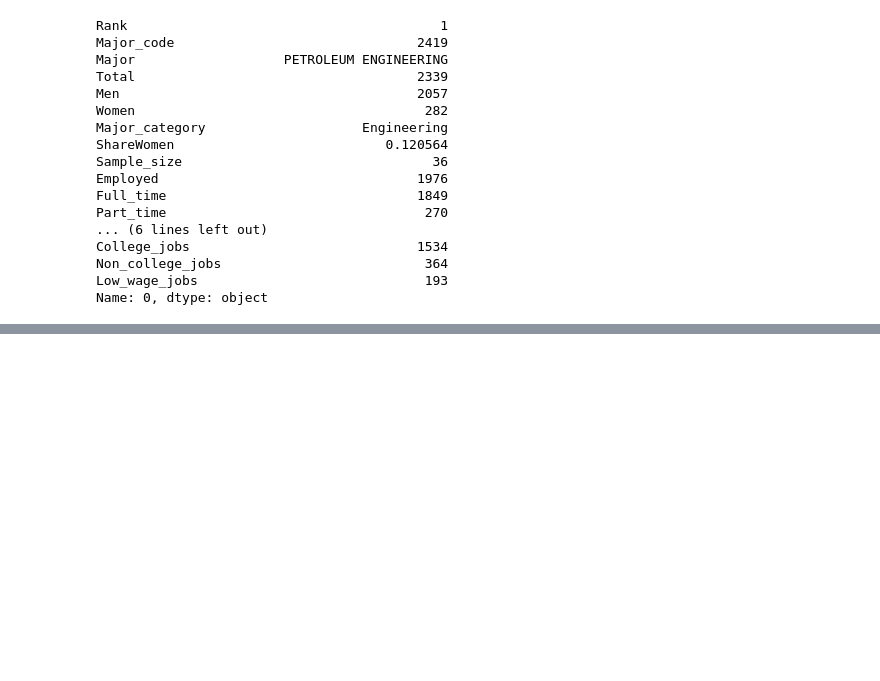
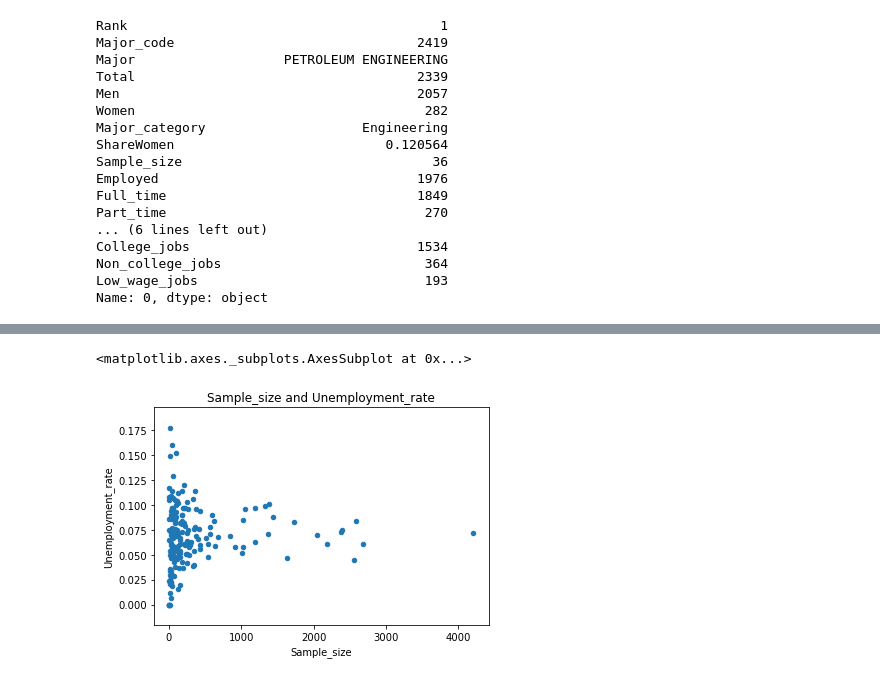
Before and after one commit to KiemNguyen/data-science, a Jupyter notebook: visualizing-earnings-based-on-college-majors/Visualizing Earnings Based On College Majors.ipynb, the cells around one changed output, grey strips where cells are left out. Drawn from its saved outputs; the diff is of its cells as text; code cells hidden in the pictures; blank space fills up the shorter version.

```diff
--- a/visualizing-earnings-based-on-college-majors/Visualizing Earnings Based On College Majors.ipynb
+++ b/visualizing-earnings-based-on-college-majors/Visualizing Earnings Based On College Majors.ipynb
@@ -28,0 +36,5 @@ Name: 0, dtype: object
+# %%
+recent_grads.plot(x='Sample_size',y='Unemployment_rate', kind='scatter', title='Sample_size and Unemployment_rate')
+# %% [output]
+<matplotlib.axes._subplots.AxesSubplot at 0x...>
+[figure, added]
```
Also changed, not shown: parts of 6 cells of this notebook.
